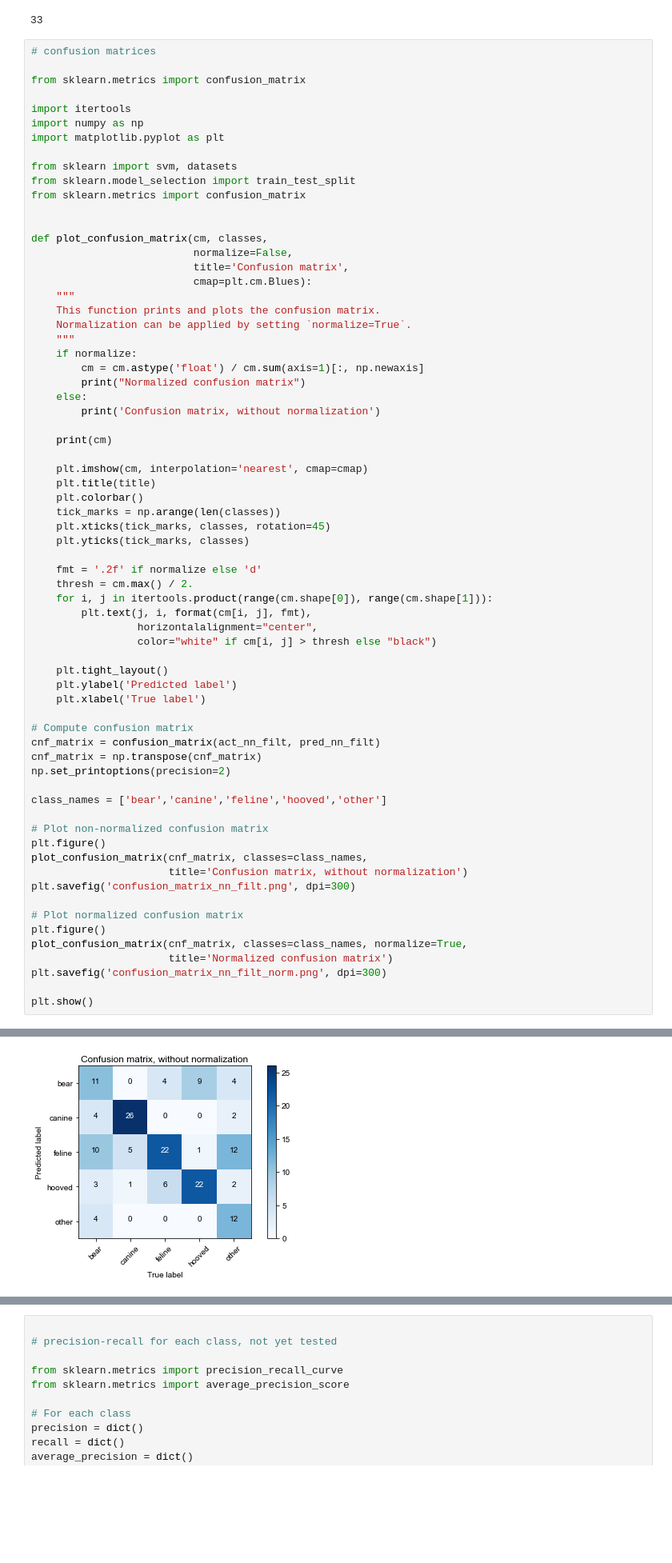
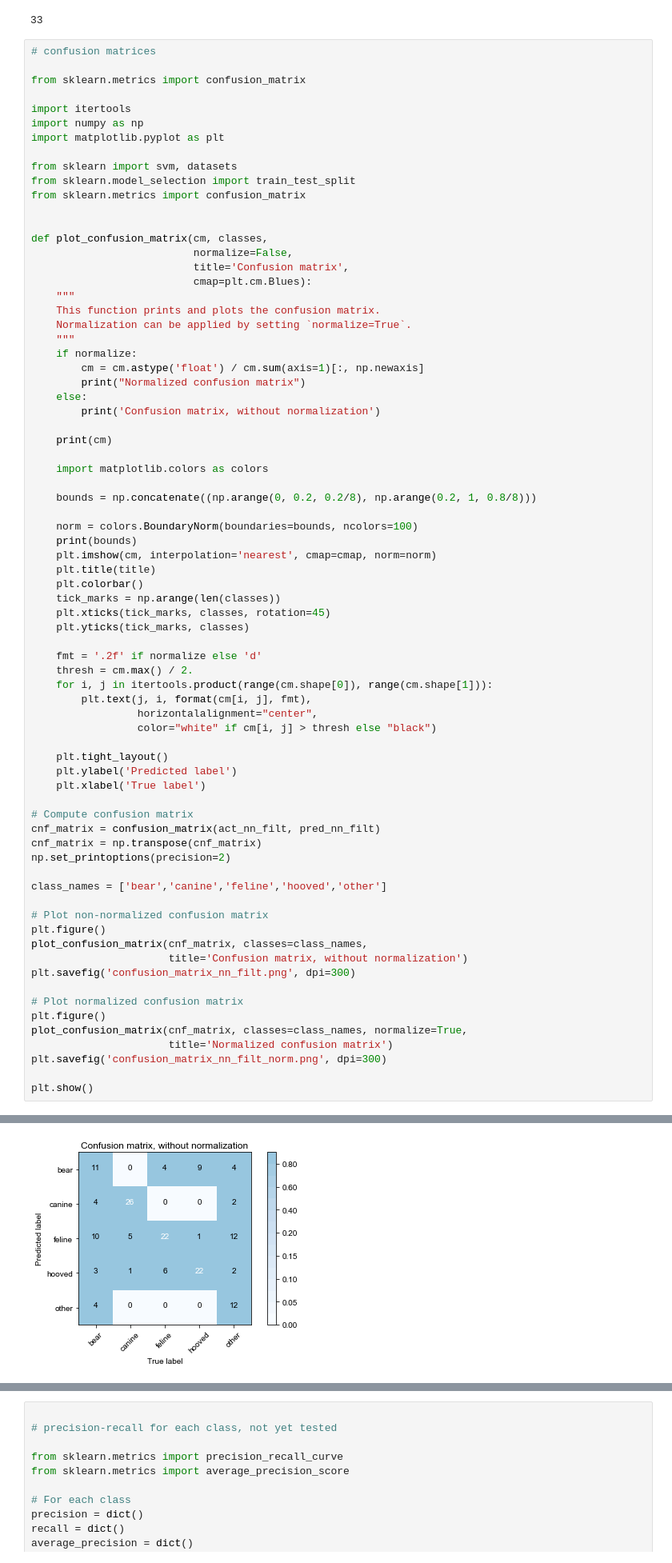
Before and after one commit to jain-rish/animal-tracks, a Jupyter notebook: plot_classification_results.ipynb, the cells around one changed output, grey strips where cells are left out. Shown: that part at 80% size. Saved outputs shown, nothing was run; the diff lists cells and outputs as text; blank space fills up the shorter version.

```diff
--- a/plot_classification_results.ipynb
+++ b/plot_classification_results.ipynb
@@ -97,7 +97,13 @@ def plot_confusion_matrix(cm, classes,
 
     print(cm)
 
-    plt.imshow(cm, interpolation='nearest', cmap=cmap)
+    import matplotlib.colors as colors
+
+    bounds = np.concatenate((np.arange(0, 0.2, 0.2/8), np.arange(0.2, 1, 0.8/8)))
+
+    norm = colors.BoundaryNorm(boundaries=bounds, ncolors=100)
+    print(bounds)
+    plt.imshow(cm, interpolation='nearest', cmap=cmap, norm=norm)
     plt.title(title)
     plt.colorbar()
     tick_marks = np.arange(len(classes))
@@ -151 +161 @@ Normalized confusion matrix
-[figure, old version]
+[figure, new version]
```
Also changed, not shown: parts of 4 cells of this notebook, 6 other files.
